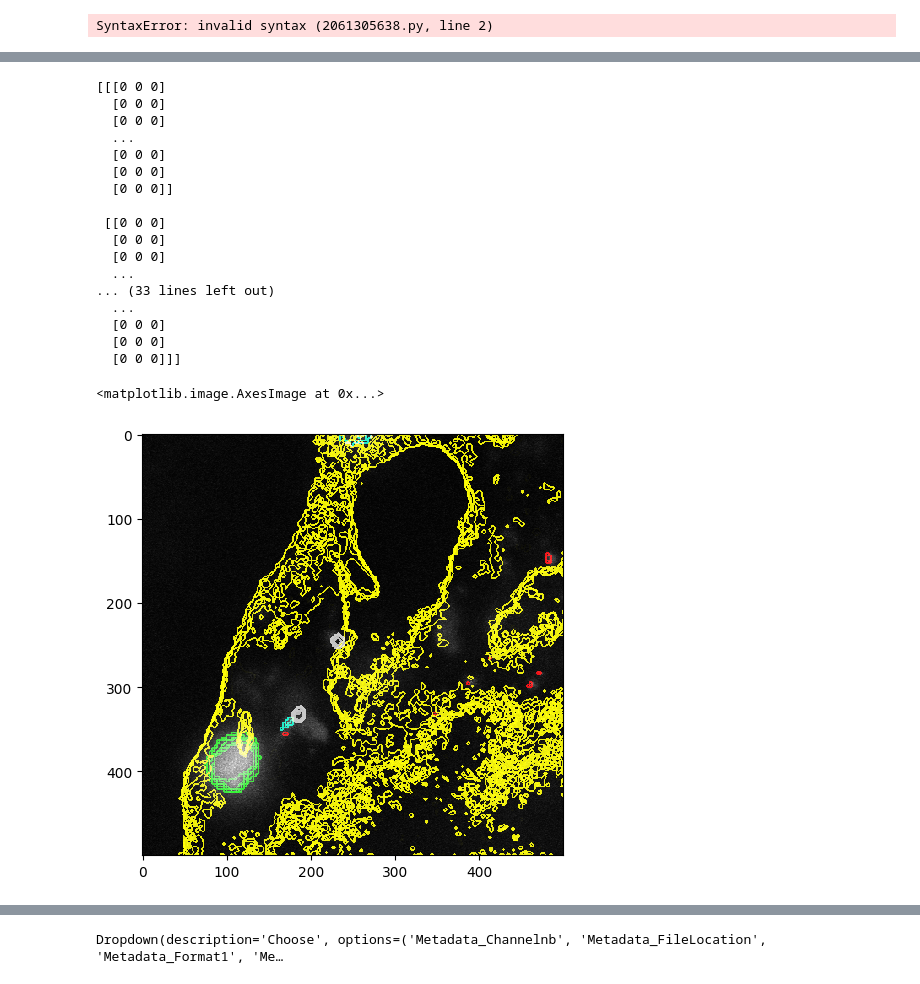
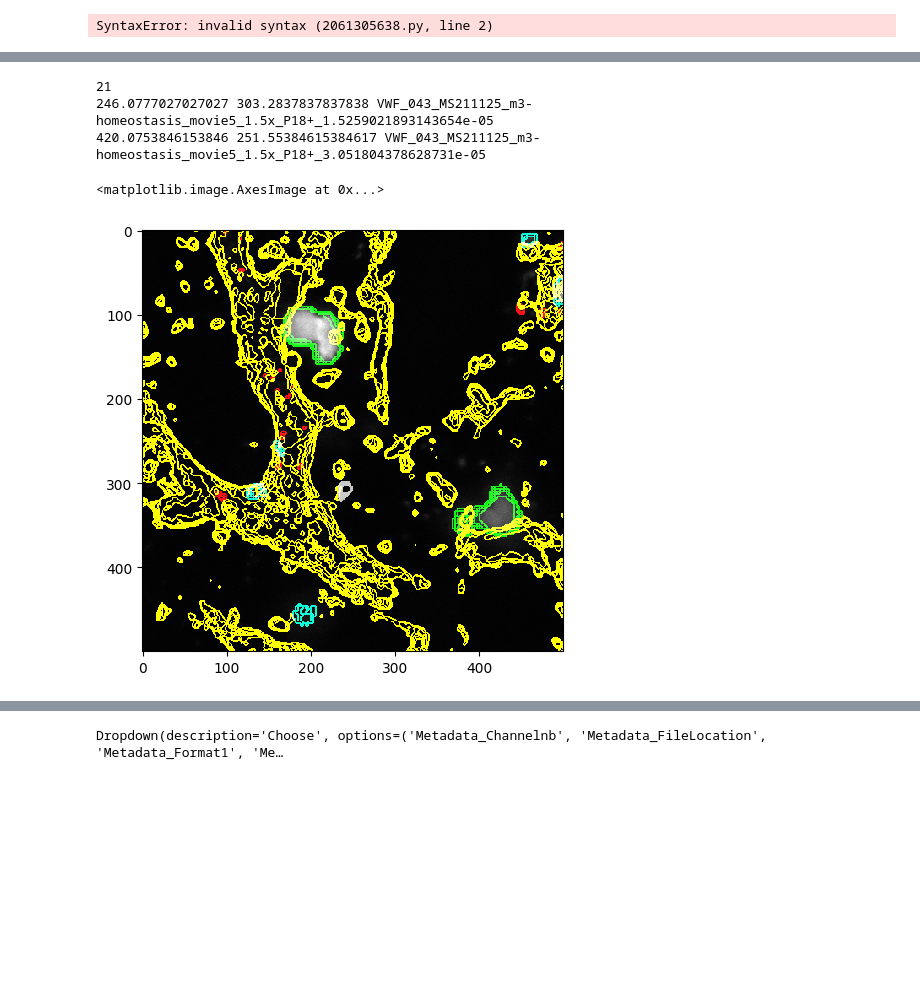
Before and after one commit to Mas515/Image_analysis, a Jupyter notebook: Data_checking.ipynb, the cells around one changed output, grey strips where cells are left out. Drawn from its saved outputs; the diff is of its cells as text; code cells hidden in the pictures; blank space fills up the shorter version.

Commit message:
images side by side, checking status

```diff
--- a/Data_checking.ipynb
+++ b/Data_checking.ipynb
@@ -44,3 +44,12 @@ import random
 #@markdown * Do you see any tendencies? Look at the nuclei size, intensity of the stains.
 
 df = pd.read_csv('/Users/secchim/Downloads/CellProfiler/movie_processing/movie_output/trackcorrect.csv', low_memory=False)
+grouped=df.groupby(['Track_ID'])
+
+dflist=[]
+# print(grouped)
+for i, newdf in grouped:
+    if newdf.shape[0]>5:
+        dflist.append(newdf)
+df=pd.concat(dflist)
+print(df.shape)
@@ -63,8 +74,8 @@ def dropdown(input_list):
 #CHECKING DOUBLE POSITIVE STATUS MANUALLY
 
 #For the first cell run
-
-df= pd.read_csv("/Users/secchim/Downloads/CellProfiler/movie_processing/movie_output/trackcorrect.csv", header = 0)
+#This spreadsheet must have been quality controlled: removed tracks with less than 5 cells?
+# df= pd.read_csv("/Users/secchim/Downloads/CellProfiler/movie_processing/movie_output/trackcorrect.csv", header = 0)
 df['Final_Cell_ID']=df['Track_ID']
 df['Timeframe_Time_no_date']='x'
 
@@ -95,47 +106,42 @@ Dropdown(description='Choose', options=('VWF_043_MS211125_m3-homeostasis_movie2_
 # %%
 VWF_meta = dropdown_output
-print(VWF_meta)
+# print(VWF_meta)
 
 grouped=df[df['Metadata_VWF']==VWF_meta]
 # print(grouped.shape[0])
 print(len(grouped.index))
 timeframe_length= len(grouped.index)
 
 random_timeframe = random.randint(1, timeframe_length)
 
 sample = '/Users/secchim/Downloads/CellProfiler/movie_processing/movie_output/'+VWF_meta+'/'+VWF_meta+'_Ch1_xyzCorrected.tif - T='+str(random_timeframe)+'GFP.tiff'
 #sample = '/Users/secchim/Downloads/CellProfiler/movie_processing/1_tif'+VWF_meta+'Ch1_xyzCorrected.tif - T='+random_timeframe+'.tif'
 
 sample_data = io.imread(sample)
 # print(sample_data)
 sample_data.shape
 sample_max=sample_data[0,:,:]
-print(sample_max)
+# print(sample_max)
 # sample_max.shape
 for i in range(0, sample_data.shape[0]):
     # print(i)
     sample_max= np.maximum(sample_max, sample_data[i,:,:])
 # sample_max
 
+#PRINT LOCATION OF THE CELL WHICH IS IMPORTANT IF THERE ARE MUTLIPLE CELLS IN THE SAME FRAME
+for i in list(grouped['Track_ID'].unique()):
+    ti=grouped[grouped['Track_ID']==i]
+    indexti=ti.index[0]
+    # print(ti)
+    print(ti.loc[indexti,'Location_Center_X'], ti.loc[indexti,'Location_Center_Y'], ti.loc[indexti,'Track_ID'])
+
+# subdata=df[df['FileName_GFP']==(VWF_meta+'_Ch1_xyzCorrected.tif - T='+str(random_timeframe)+'GFP.tif')]
+# print((subdata.loc[1,'Location_Center_X']),(subdata.loc[1,'Location_Center_Y']))
 imshow(sample_max/sample_data.max())
 # %% [output]
-[[[0 0 0]
-  [0 0 0]
-  [0 0 0]
-  ...
-  [0 0 0]
-  [0 0 0]
-  [0 0 0]]
-
- [[0 0 0]
-  [0 0 0]
-  [0 0 0]
-  ...
-... (33 lines left out)
-  ...
-  [0 0 0]
-  [0 0 0]
-  [0 0 0]]]
+21
+246.0777027027027 303.2837837837838 VWF_043_MS211125_m3-homeostasis_movie5_1.5x_P18+_1.5259021893143654e-05
+420.0753846153846 251.55384615384617 VWF_043_MS211125_m3-homeostasis_movie5_1.5x_P18+_3.051804378628731e-05
 <matplotlib.image.AxesImage at 0x...>
-[figure, old version]
+[figure, new version]
 # %%
```
Also changed, not shown: parts of 8 cells of this notebook.
